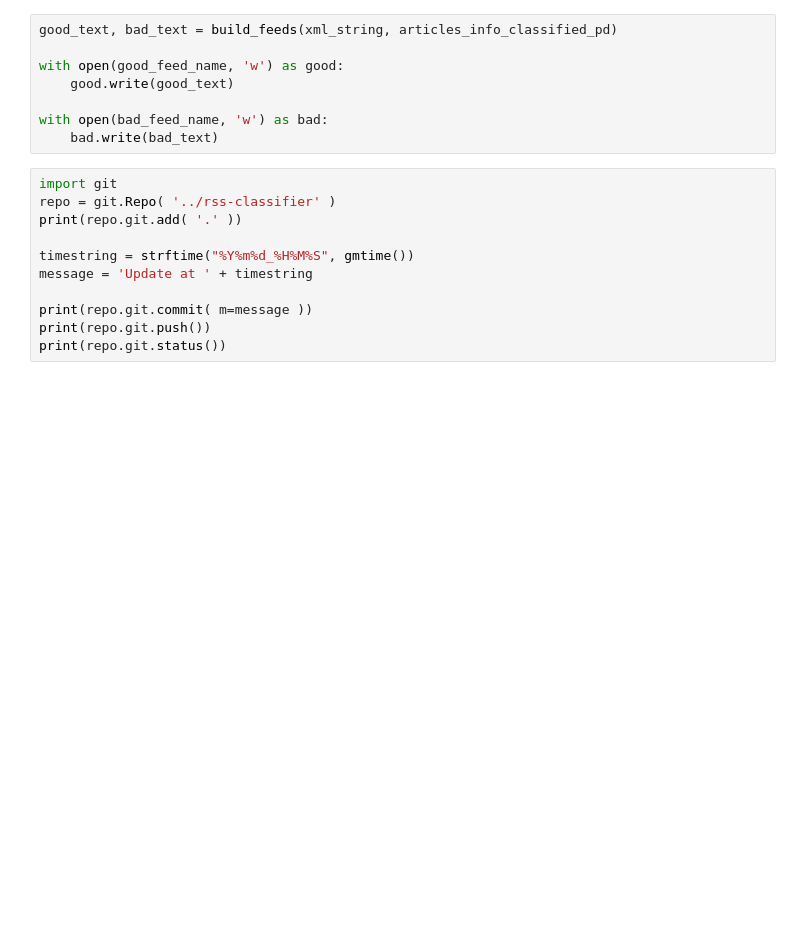
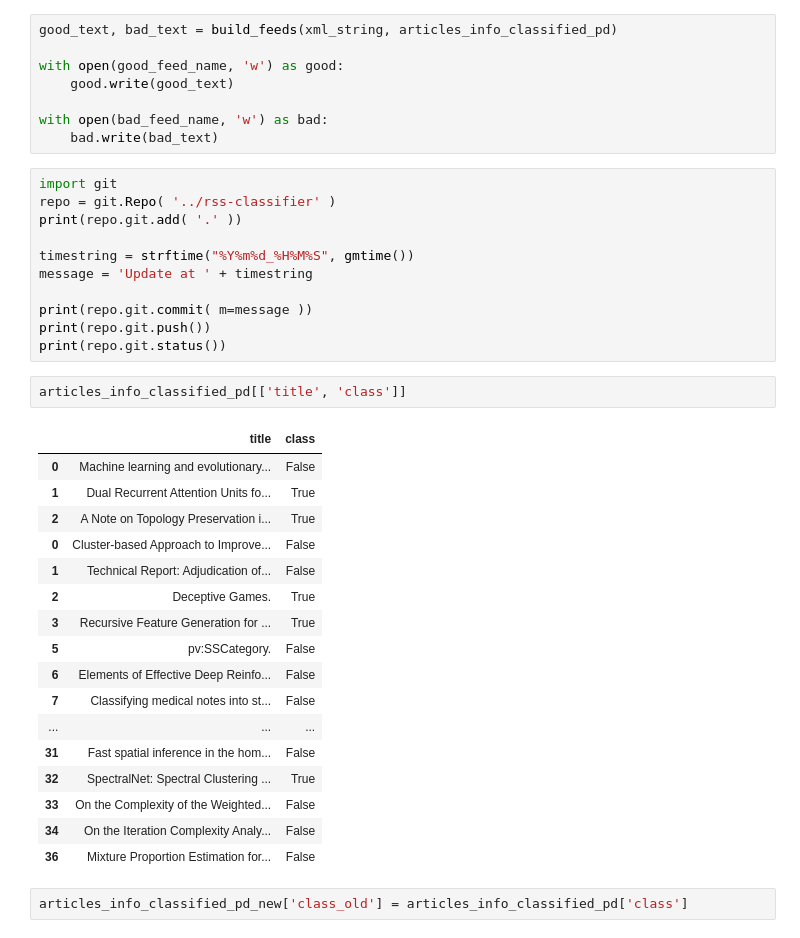
Before and after one commit to bednarrski/rss-classifier, a Jupyter notebook: FeedCreator.ipynb, the cells around one changed output. Drawn from its saved outputs; the diff is of its cells as text; blank space fills up the shorter version.

```diff
--- a/FeedCreator.ipynb
+++ b/FeedCreator.ipynb
@@ -156,3 +185,25 @@ message = 'Update at ' + timestring
 print(repo.git.commit( m=message ))
 print(repo.git.push())
 print(repo.git.status())
+# %%
+articles_info_classified_pd[['title', 'class']]
+# %% [output]
+|  | title | class |
+| 0 | Machine learning and evolutionary... | False |
+| 1 | Dual Recurrent Attention Units fo... | True |
+| 2 | A Note on Topology Preservation i... | True |
+| 0 | Cluster-based Approach to Improve... | False |
+| 1 | Technical Report: Adjudication of... | False |
+| 2 | Deceptive Games. | True |
+| 3 | Recursive Feature Generation for ... | True |
+| 5 | pv:SSCategory. | False |
+| 6 | Elements of Effective Deep Reinfo... | False |
+| 7 | Classifying medical notes into st... | False |
+| ... | ... | ... |
+| 31 | Fast spatial inference in the hom... | False |
+| 32 | SpectralNet: Spectral Clustering ... | True |
+| 33 | On the Complexity of the Weighted... | False |
+| 34 | On the Iteration Complexity Analy... | False |
+| 36 | Mixture Proportion Estimation for... | False |
+# %%
+articles_info_classified_pd_new['class_old'] = articles_info_classified_pd['class']
```
Also changed, not shown: parts of 6 cells of this notebook, 4 other files.
